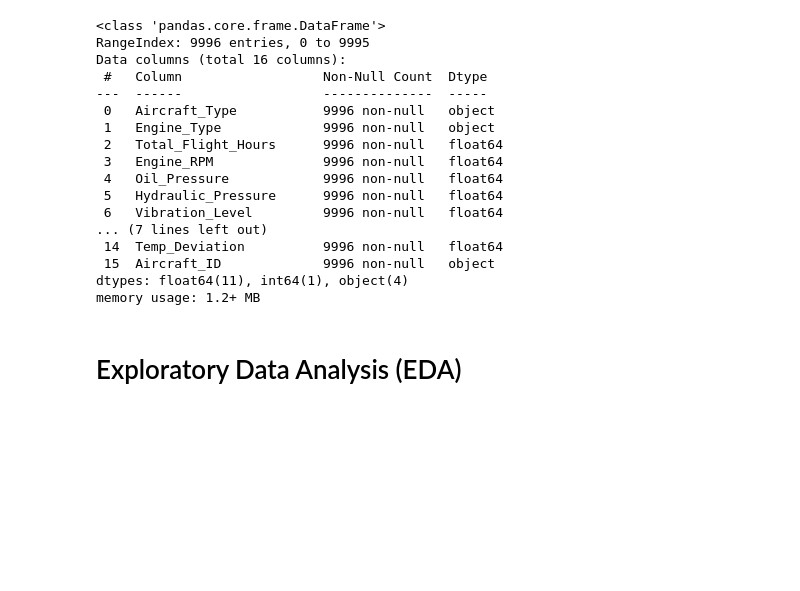
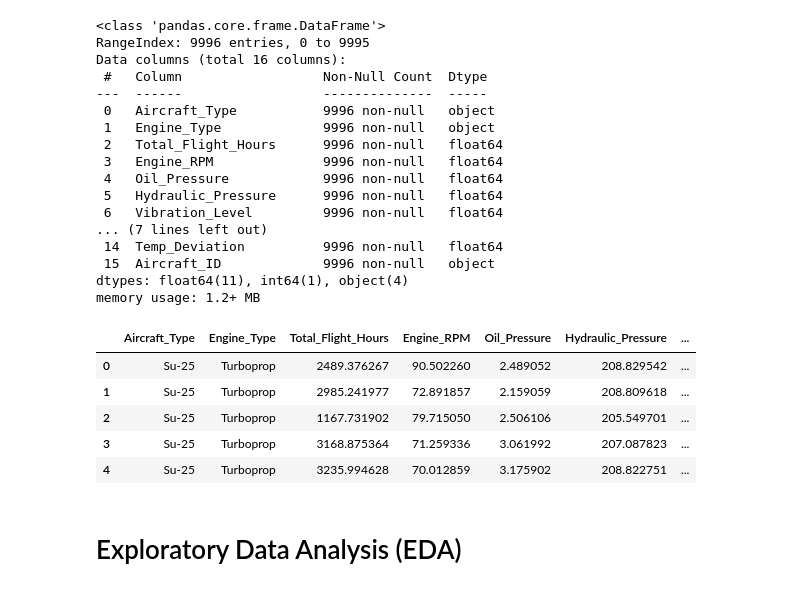
Before and after one commit to Ichsan4Fa/military_aircraft_health_data_analysis, a Jupyter notebook: military_aircraft_health_dataset.ipynb, the cells around one changed output. Cells and saved outputs as stored; diff of their text form; code cells hidden in the pictures; blank space fills up the shorter version.

```diff
--- a/military_aircraft_health_dataset.ipynb
+++ b/military_aircraft_health_dataset.ipynb
@@ -28,7 +15,7 @@ from wordcloud import WordCloud, STOPWORDS
 # %% [markdown]
 Import dataset then convert into dataframe by using pandas. After converted, display dataframe info.
 # %%
-military_aircraft_df = pd.read_csv("military_aircraft_health_dataset.csv")
+military_aircraft_df = pd.read_csv("/content/military_aircraft_health_dataset - Copy.csv")
 military_aircraft_df.info()
 # %% [output]
 <class 'pandas.core.frame.DataFrame'>
@@ -48,6 +35,15 @@ Data columns (total 16 columns):
  15  Aircraft_ID             9996 non-null   object
 dtypes: float64(11), int64(1), object(4)
 memory usage: 1.2+ MB
+# %%
+military_aircraft_df.head()
+# %% [output]
+|  | Aircraft_Type | Engine_Type | Total_Flight_Hours | Engine_RPM | Oil_Pressure | Hydraulic_Pressure | ... |
+| 0 | Su-25 | Turboprop | 2489.376267 | 90.502260 | 2.489052 | 208.829542 | ... |
+| 1 | Su-25 | Turboprop | 2985.241977 | 72.891857 | 2.159059 | 208.809618 | ... |
+| 2 | Su-25 | Turboprop | 1167.731902 | 79.715050 | 2.506106 | 205.549701 | ... |
+| 3 | Su-25 | Turboprop | 3168.875364 | 71.259336 | 3.061992 | 207.087823 | ... |
+| 4 | Su-25 | Turboprop | 3235.994628 | 70.012859 | 3.175902 | 208.822751 | ... |
 # %% [markdown]
 # Exploratory Data Analysis (EDA)
 # %%
```
Also changed, not shown: parts of 12 cells of this notebook.
